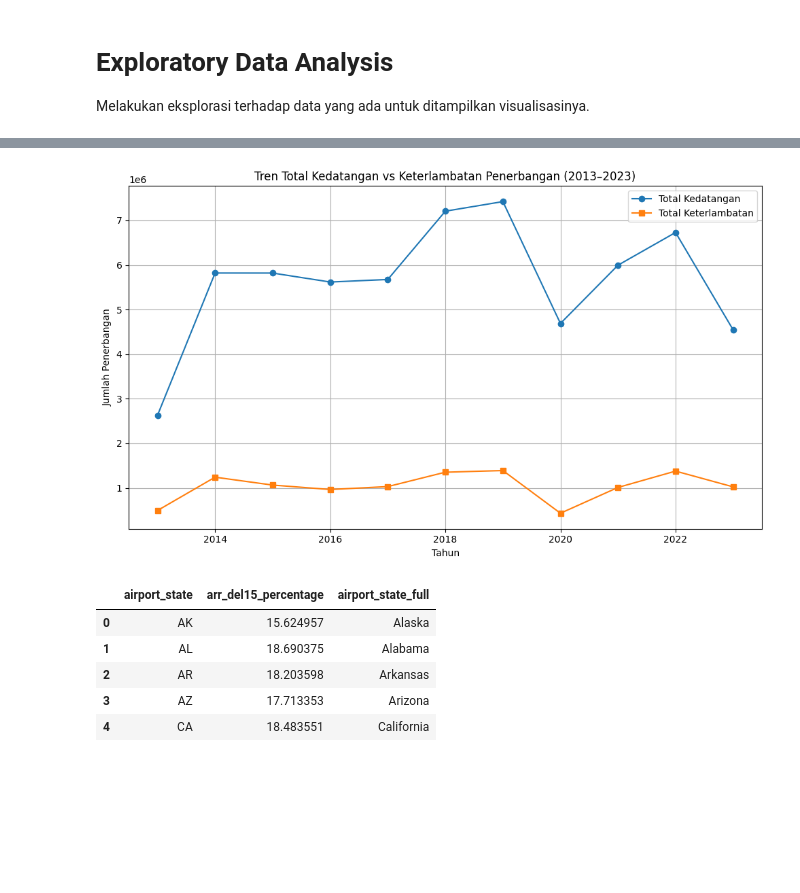
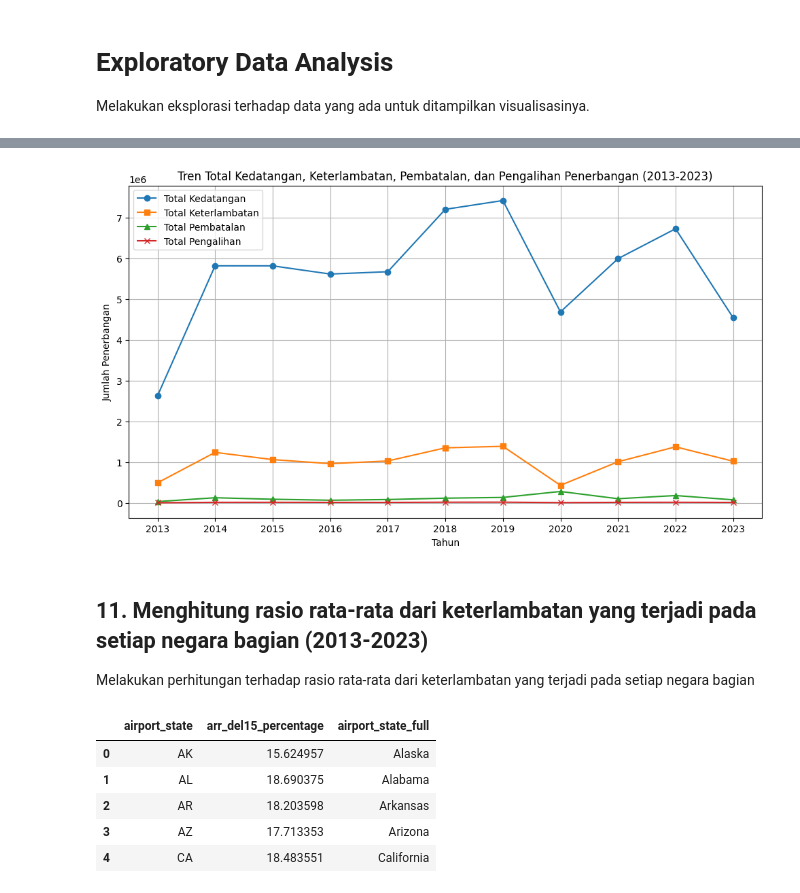
Before and after one commit to jasonrivalino/IF4061_StaticData_USAirlineDelay, a Jupyter notebook: airline_data_EDA.ipynb, the cells around one changed output, grey strips where cells are left out. Drawn from its saved outputs; the diff is of its cells as text; code cells hidden in the pictures; blank space fills up the shorter version.

```diff
--- a/airline_data_EDA.ipynb
+++ b/airline_data_EDA.ipynb
@@ -247,18 +636,30 @@ plt.show()
 # %%
-trend = airline_data.groupby('year')[['arr_flights', 'arr_del15']].sum()
+# Menghitung tren total kedatangan, keterlambatan, pembatalan, dan pengalihan penerbangan per tahun
+trend = airline_data.groupby('year')[['arr_flights', 'arr_del15', 'arr_cancelled', 'arr_diverted']].sum()
 
+# Visualisasi tren menggunakan matplotlib
 plt.figure(figsize=(10, 6))
 plt.plot(trend.index, trend['arr_flights'], label='Total Kedatangan', marker='o')
 plt.plot(trend.index, trend['arr_del15'], label='Total Keterlambatan', marker='s')
-plt.title('Tren Total Kedatangan vs Keterlambatan Penerbangan (2013–2023)')
+plt.plot(trend.index, trend['arr_cancelled'], label='Total Pembatalan', marker='^')
+plt.plot(trend.index, trend['arr_diverted'], label='Total Pengalihan', marker='x')
+plt.title('Tren Total Kedatangan, Keterlambatan, Pembatalan, dan Pengalihan Penerbangan (2013-2023)')
 plt.xlabel('Tahun')
 plt.ylabel('Jumlah Penerbangan')
 plt.legend()
 plt.grid(True)
+
+# Menampilkan semua tahun di sumbu-x
+years = list(range(2013, 2024))
+plt.xticks(ticks=years)
+
 plt.tight_layout()
 plt.show()
 # %% [output]
-[figure, old version]
+[figure, new version]
+# %% [markdown]
+## 11. Menghitung rasio rata-rata dari keterlambatan yang terjadi pada setiap negara bagian (2013-2023)
+Melakukan perhitungan terhadap rasio rata-rata dari keterlambatan yang terjadi pada setiap negara bagian
 # %%
 # Hitung rata-rata keterlambatan per state
 state_delay = airline_data.groupby('airport_state')['arr_del15_percentage'].mean().reset_index()
```
Also changed, not shown: parts of 31 cells of this notebook.
